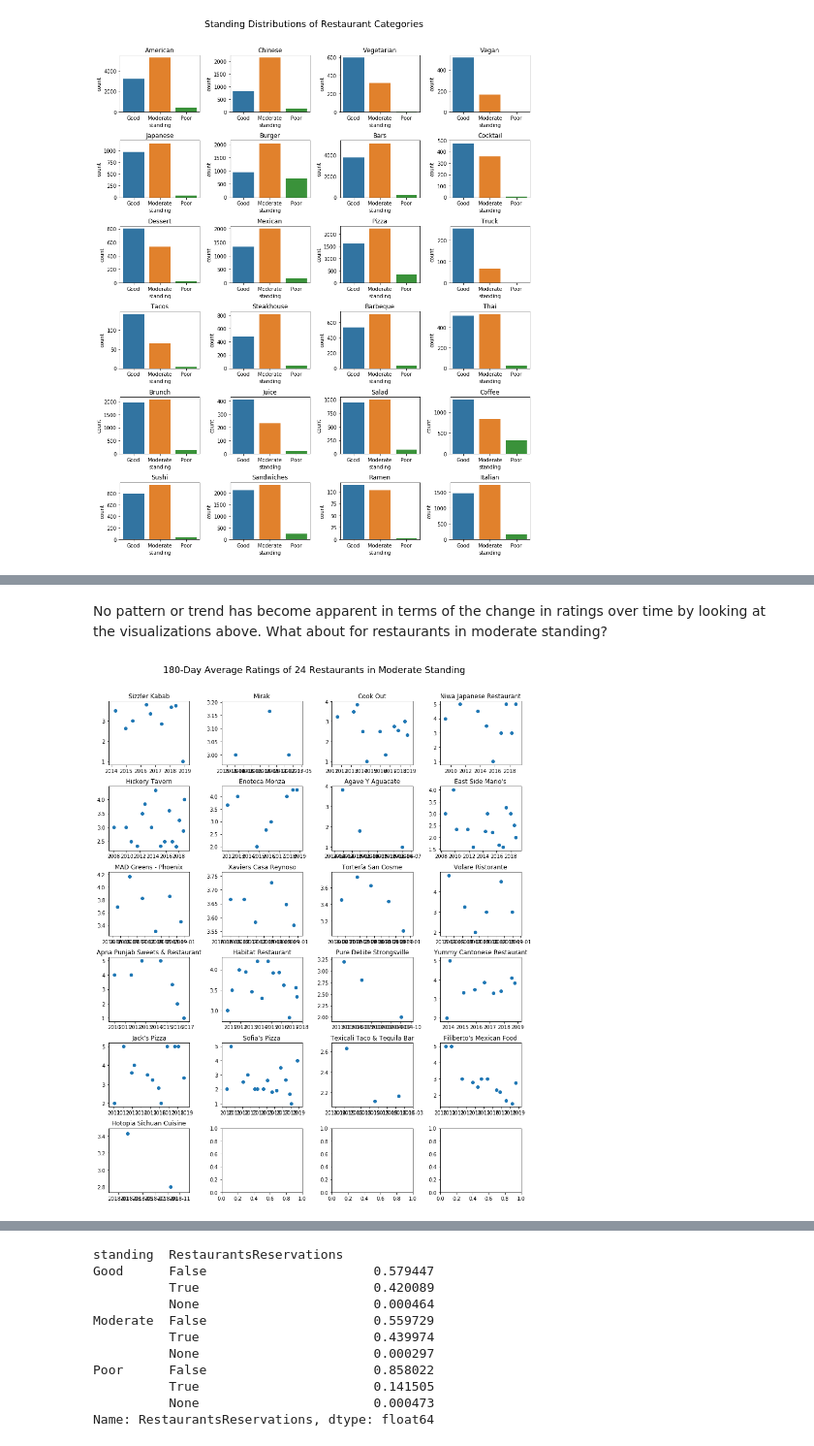
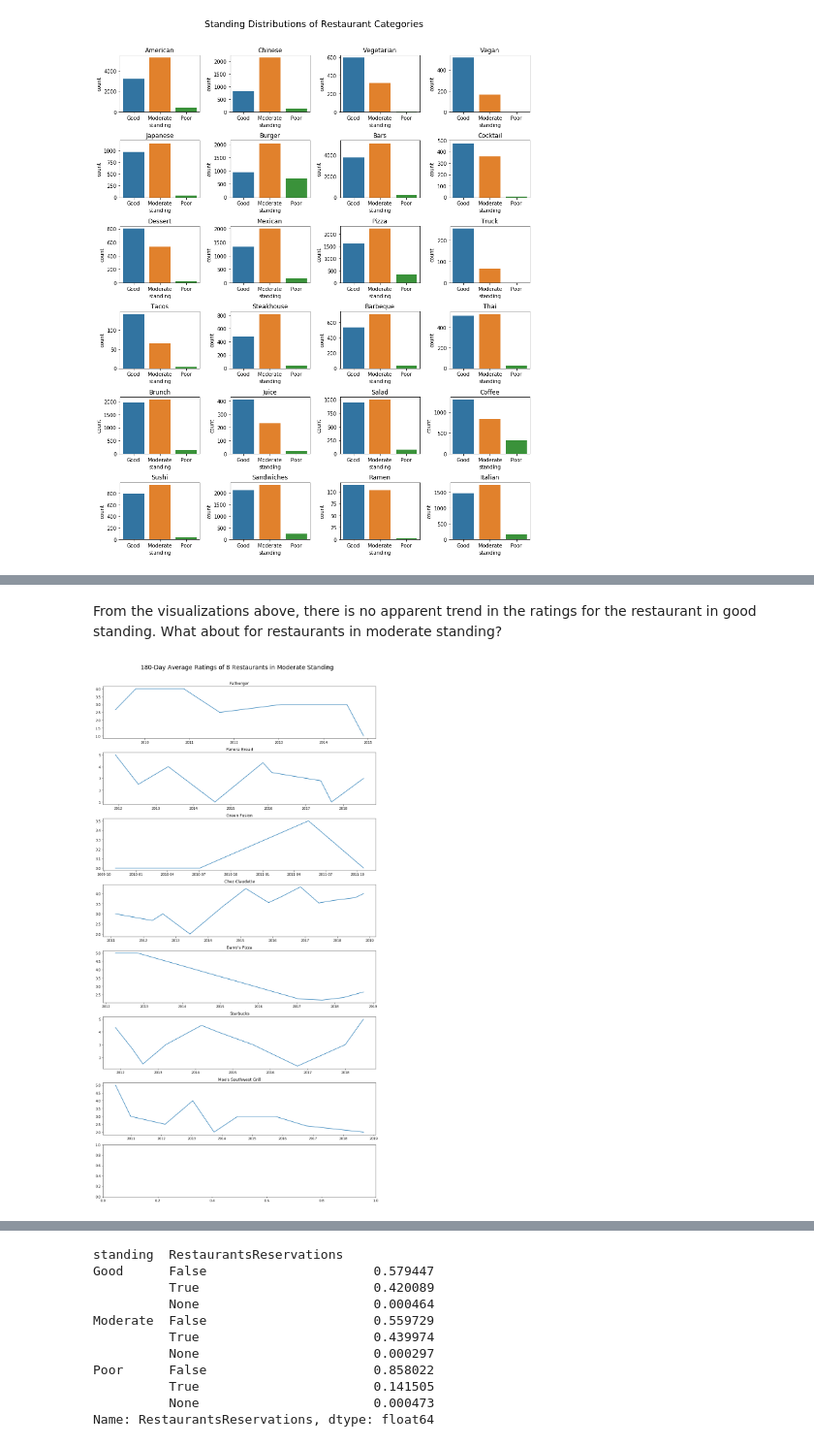
Before and after one commit to chejuichia/DataScienceStudy, a Jupyter notebook: Capstone Project 1/data_storytelling.ipynb, the cells around one changed output, grey strips where cells are left out. Shown at 97% size. Cells and saved outputs as stored; diff of their text form; code cells hidden in the pictures.

```diff
--- a/Capstone Project 1/data_storytelling.ipynb
+++ b/Capstone Project 1/data_storytelling.ipynb
@@ -218,19 +218,15 @@ for rrv in grvs:
         gmds.append(mean_in_range(180,rrv))
         ngrvs.append(rrv)
 # %%
-fig2, axes2 = plt.subplots(6,4,figsize=(12,14),constrained_layout=True)
-fig2.suptitle('180-Day Average Ratings of 24 Restaurants in Good Standing',size=18,y=1.05)
+# Visualize the change in ratings for each restaurant that has reviews in time series line plots
+fig2, axes2 = plt.subplots(8,1,figsize=(12,22),constrained_layout=True)
+fig2.suptitle('180-Day Average Ratings of 8 Restaurants in Good Standing',size=18,y=1.03)
 r = 0
-c = 0
 for i in range(0,len(gmds)-1):
     tp = gmds[i]
-    axes2[r,c].scatter(tp[1],tp[0])
+    axes2[r].plot(tp[1],tp[0])
     rname = goodr[goodr['business_id']==ngrvs[i].iloc[0]['business_id']].iloc[0]['name']
-    axes2[r,c].set_title(rname)
-    if c == 3:
-        c = 0
-        r += 1
-    else:
-        c += 1
+    axes2[r].set_title(rname)
+    r += 1
 pass;
 # %% [output]
@@ -238,13 +234,13 @@ pass;
-# %% [markdown]
-No pattern or trend has become apparent in terms of the change in ratings over time by looking at the visualizations above. What about for restaurants in moderate standing?
+# %% [markdown]
+From the visualizations above, there is no apparent trend in the ratings for the restaurant in good standing. What about for restaurants in moderate standing?
 # %%
 # Sort the restaurants in moderate standing by stars and reviews in ascending order.
 modr = modr.sort_values(['stars','review_count']).reset_index(drop=True)
 # %%
-# Randomly select 24 restaurants from those in moderate standing
-mrs24 = modr.sample(n=24)
+# Randomly select 8 restaurants from those in moderate standing
+mrs8 = modr[modr['business_id'].isin(modrv.business_id)].sample(n=8)
 # Get the reviews for the randomly selected restaurants
-mrvs = rest_reviews(mrs24,modrv)
+mrvs = rest_reviews(mrs8,modrv)
 # For each restaurant, pass the reviews to mean in range function
 # and obtain the means of the ratings for every 180 days
 mmds = list()
@@ -256,21 +252,17 @@ for rrv in mrvs:
         mmds.append(mean_in_range(180,rrv))
         nmrvs.append(rrv)
 # %%
-fig3, axes3 = plt.subplots(6,4,figsize=(12,14),constrained_layout=True)
-fig3.suptitle('180-Day Average Ratings of 24 Restaurants in Moderate Standing',size=18,y=1.05)
+# Visualize the change in ratings for each restaurant in line plot
+fig3, axes3 = plt.subplots(8,1,figsize=(12,22),constrained_layout=True)
+fig3.suptitle('180-Day Average Ratings of 8 Restaurants in Moderate Standing',size=18,y=1.03)
 r = 0
-c = 0
 for i in range(0,len(mmds)-1):
     tp = mmds[i]
-    axes3[r,c].scatter(tp[1],tp[0])
+    axes3[r].plot(tp[1],tp[0])
     rname = modr[modr['business_id']==nmrvs[i].iloc[0]['business_id']].iloc[0]['name']
-    axes3[r,c].set_title(rname)
-    if c == 3:
-        c = 0
-        r += 1
-    else:
-        c += 1
+    axes3[r].set_title(rname)
+    r += 1
 pass;
 # %% [output]
-[figure, old version]
+[figure, new version]
 # %% [markdown]
```
Also changed, not shown: parts of 21 cells of this notebook.
